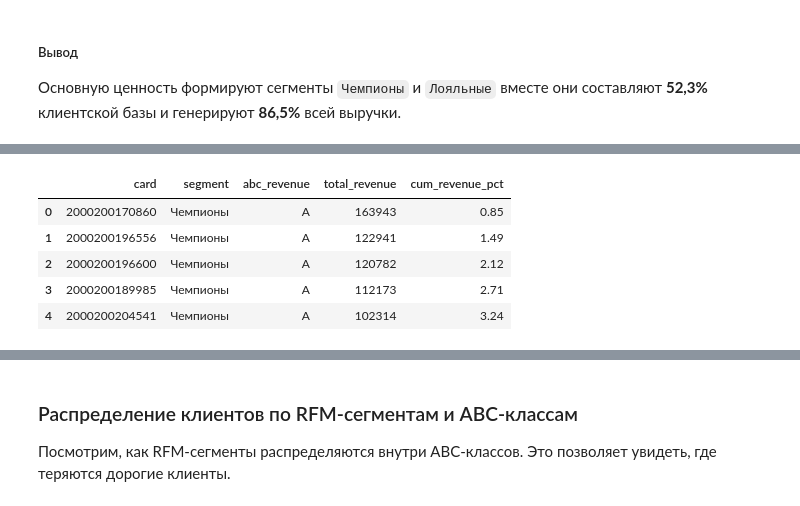
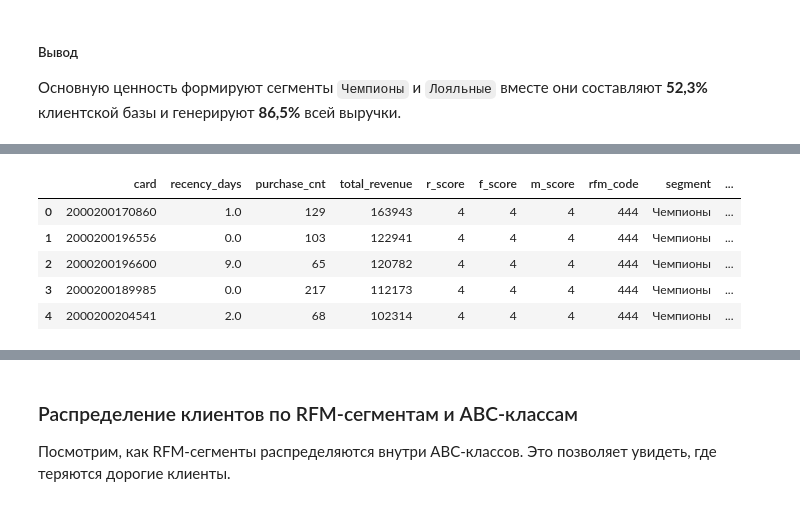
Before and after one commit to artkriukov/portfolio, a Jupyter notebook: projects/rfm-analysis-pharmacy/rfm-pharmacy-analysis.ipynb, the cells around one changed output, grey strips where cells are left out. Saved outputs shown, nothing was run; the diff lists cells and outputs as text; code cells hidden in the pictures.

Commit message:
[rfm-pharmacy-analysis] moved the visualization methods to a separate file and created a Pareto chart and a distribution of customers and revenue by ABC class

```diff
--- a/projects/rfm-analysis-pharmacy/rfm-pharmacy-analysis.ipynb
+++ b/projects/rfm-analysis-pharmacy/rfm-pharmacy-analysis.ipynb
@@ -206,11 +138,10 @@ ABC-анализ помогает понять, какие клиенты при
 # %%
 abc_rfm_df = read_sql_from_file("abc_revenue")
-abc_rfm_df = abc_rfm_df[["card", "segment", "abc_revenue", "total_revenue", "cum_revenue_pct"]]
 abc_rfm_df.head()
 # %% [output]
-|  | card | segment | abc_revenue | total_revenue | cum_revenue_pct |
-| 0 | 2000200170860 | Чемпионы | A | 163943 | 0.85 |
-| 1 | 2000200196556 | Чемпионы | A | 122941 | 1.49 |
-| 2 | 2000200196600 | Чемпионы | A | 120782 | 2.12 |
-| 3 | 2000200189985 | Чемпионы | A | 112173 | 2.71 |
-| 4 | 2000200204541 | Чемпионы | A | 102314 | 3.24 |
+|  | card | recency_days | purchase_cnt | total_revenue | r_score | f_score | m_score | rfm_code | segment | ... |
+| 0 | 2000200170860 | 1.0 | 129 | 163943 | 4 | 4 | 4 | 444 | Чемпионы | ... |
+| 1 | 2000200196556 | 0.0 | 103 | 122941 | 4 | 4 | 4 | 444 | Чемпионы | ... |
+| 2 | 2000200196600 | 9.0 | 65 | 120782 | 4 | 4 | 4 | 444 | Чемпионы | ... |
+| 3 | 2000200189985 | 0.0 | 217 | 112173 | 4 | 4 | 4 | 444 | Чемпионы | ... |
+| 4 | 2000200204541 | 2.0 | 68 | 102314 | 4 | 4 | 4 | 444 | Чемпионы | ... |
```
Also changed, not shown: parts of 16 cells of this notebook, 4 other files.
